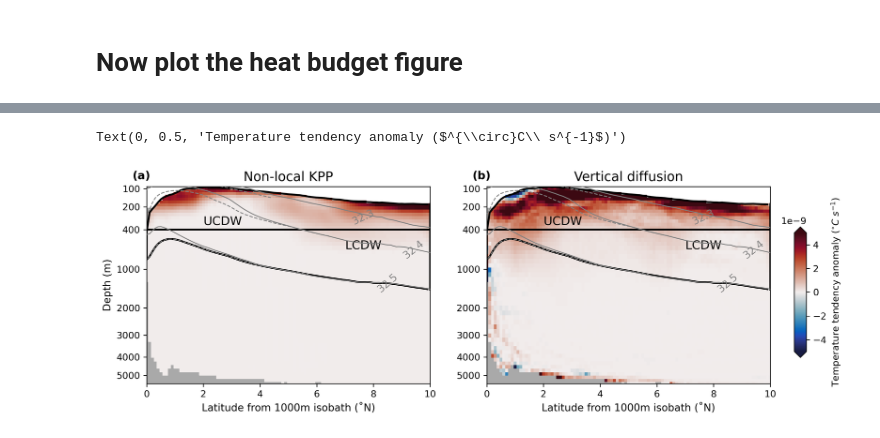
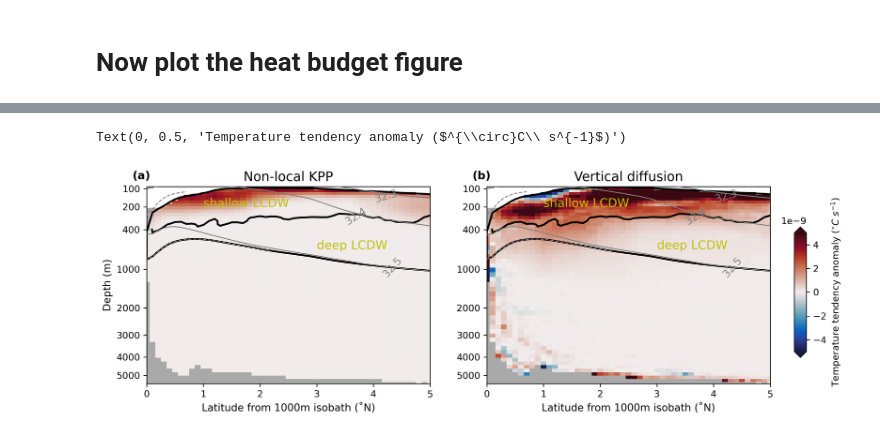
Before and after one commit to Hangyum/JGR_OCEAN_2025_CDW, a Jupyter notebook: Figures_6_7_9.ipynb, the cells around one changed output, grey strips where cells are left out. Cells and saved outputs as stored; diff of their text form; code cells hidden in the pictures.

Commit message:
figures update

```diff
--- a/Figures_6_7_9.ipynb
+++ b/Figures_6_7_9.ipynb
@@ -46,5 +53,5 @@ sw_heat_th = tendency_th.sw_heat_th
 # %%
-tendency_th = xr.open_dataset('/scratch/x77/hm1221/nc_files/save_heat_budget/tendency_th_mean_2yrs.nc')
+tendency_th = xr.open_dataset('/g/data/x77/hm1221/PhD_P1_data/tendency_th_mean_2yrs.nc')
 pot_rho_1_th = tendency_th.pot_rho_1_th
 # %%
 bound_up_mean = xr.open_dataarray('/scratch/x77/hm1221/nc_files/bound_up_mean.nc')
@@ -64,5 +71,5 @@ temp_submeso_ctrl = tendency_ctrl.temp_submeso_ctrl
 temp_rivermix_ctrl = tendency_ctrl.temp_rivermix_ctrl
 sw_heat_ctrl = tendency_ctrl.sw_heat_ctrl
 # %%
-tendency_ctrl = xr.open_dataset('/scratch/x77/hm1221/nc_files/save_heat_budget/tendency_ctrl_mean_annual.nc')
+tendency_ctrl = xr.open_dataset('/g/data/x77/hm1221/PhD_P1_data/tendency_ctrl_mean_annual.nc')
 pot_rho_1_ctrl = tendency_ctrl.pot_rho_1_ctrl
@@ -75,3 +76,8 @@ area = area.sel(yt_ocean = slice(-90,-44.96)).rename({'xt_ocean': 'xt_ocean_sub0
+# %%
+# area of cells
+area = catalog['01deg_jra55v13_ryf9091'].search(variable="area_t").to_dask()
+# %%
+area = area.area_t
 # %%
 st_ocean = xr.open_dataarray('/scratch/x77/hm1221/nc_files/st_ocean.nc')
 shelf_mask = xr.open_dataarray('/scratch/x77/hm1221/nc_files/shelf_mask.nc')
@@ -461,9 +474,9 @@ fig = plt.figure(figsize=(12,13),dpi = 300)
 
 levs_dens = [32.3,32.4,32.5]
 manual_positions = [
-    (8, 200),
-    (9.5, 650),
-    (9,1200)
+    (4, 200),
+    (3.5, 300),
+    (4,1000)
 ]
 for j in range(2):
     variable_name = ['Non-local KPP','Vertical diffusion']
@@ -478,10 +491,11 @@ for j in range(2):
 
     else:
         p2 = (data1[variable_name[j]].sel(st_ocean = slice(1.,8000)) -temp_vdiffuse_diff_cbt_mean_time_ctrl_new.sel(st_ocean = slice(1.,8000))).plot(vmin=-5e-9,vmax=5e-9, cmap = cm.cm.balance,add_colorbar = False)
+    plt.contour(temp_advection_mean_time_ctrl_new.yt_ocean_sub01.values,temp_advection_mean_time_ctrl_new[:41,:].st_ocean.values,temp_advection_mean_time_ctrl_new.sel(st_ocean = slice(0,600)),levels=[2e-9],colors='k',linestyles='-',linewidths=2,zorder=5)
     plt.plot(bound_up_mean[200:300].yt_ocean.values, bound_up_mean[200:300].values, c = 'k',linewidth=2)
     plt.plot([10,10],[180,400], c = 'k',linewidth=2)
     plt.plot([10,10],[180,400], c = 'k',linewidth=2)
-    plt.plot([0,10],[400,400], c = 'k',linewidth=2)
+    #plt.plot([0,10],[350,350], c = 'k',linewidth=2)
     land.plot.contourf(ax=ax, colors='darkgrey', zorder=2,
                        add_colorbar=False)
     #land.fillna(0).plot.contour(ax=ax, colors='k', levels=[0, 1],
@@ -494,7 +508,7 @@ for j in range(2):
     c2 = plt.contour(rho_mean_time_th.yt_ocean_sub01.values,rho_mean_time_th[1:75,:].st_ocean.values,
                      rho_mean_time_th.sel(st_ocean = slice(1.,8000))-1000,levels=levs_dens,colors='grey',linestyles='--',linewidths=1.,zorder=5)
     plt.clabel(c2,fontsize=11,inline=True,fmt='%1.1f',levels=levs_dens,manual = manual_positions)
-    plt.plot([-5,20], [400,400], linestyle='--', color='k')
+    #plt.plot([-5,20], [400,400], linestyle='--', color='k')
     plt.ylim(90,5500)
     #plt.plot([-5,20], [200,200], linestyle='--', color='k')
     #plt.plot([-5,20], [100,100], linestyle='--', color='k')
@@ -504,34 +518,34 @@ for j in range(2):
     #plt.imshow(np.isnan(temp_tendency_mean_time_ctrl.values), cmap="grey", interpolation="none")
     def forward(x):
         return x**(1/3)
     def inverse(x):
         return x**3
     plt.gca().set_yscale('function', functions=(forward, inverse))
     plt.gca().invert_yaxis()
     plt.yticks([100,200,400,1000,2000,3000,4000,5000], [100,200,400,1000,2000,3000,4000,5000])
     if (j) % 2 == 0:
         plt.ylabel('Depth (m)', fontsize = 11)
     else:
         plt.ylabel(' ', fontsize = 12)
     if j < 3:
         plt.xlabel('Latitude from 1000m isobath (˚N)', fontsize = 11)
 
-    plt.text(2,350,'UCDW',fontsize = 13,color = 'k')
-    plt.text(7,650,'LCDW',fontsize = 13,color = 'k')
+    plt.text(1,200,'shallow LCDW',fontsize = 13,color = 'y')
+    plt.text(3,650,'deep LCDW',fontsize = 13,color = 'y')
     ax.text(
         -0.05, 1.08, f'{text[j]}', transform=ax.transAxes, fontweight='bold',
         fontsize=12,  # Font size
         verticalalignment='top',  # Align text vertically to the top
         horizontalalignment='left',  # Align text horizontally to the left
     )
     #plt.ylabel('depth (m)', fontsize = 12)
-    plt.xlim(0,10)
+    plt.xlim(0,5)
     ax.set_title(f'{variable_name[j]}', fontsize = 14)
     # colorbars
 
 ax_cb1 = plt.axes([0.93, 0.14, 0.015, 0.15])
 cb = plt.colorbar(p2, cax=ax_cb1,  orientation='vertical',extend='both')
 cb.ax.set_ylabel('Temperature tendency anomaly ($^{\circ}C\ s^{-1}$)', fontsize = 10)
 # %% [output]
 Text(0, 0.5, 'Temperature tendency anomaly ($^{\\circ}C\\ s^{-1}$)')
-[figure, old version]
+[figure, new version]
```
Also changed, not shown: parts of 17 cells of this notebook.
